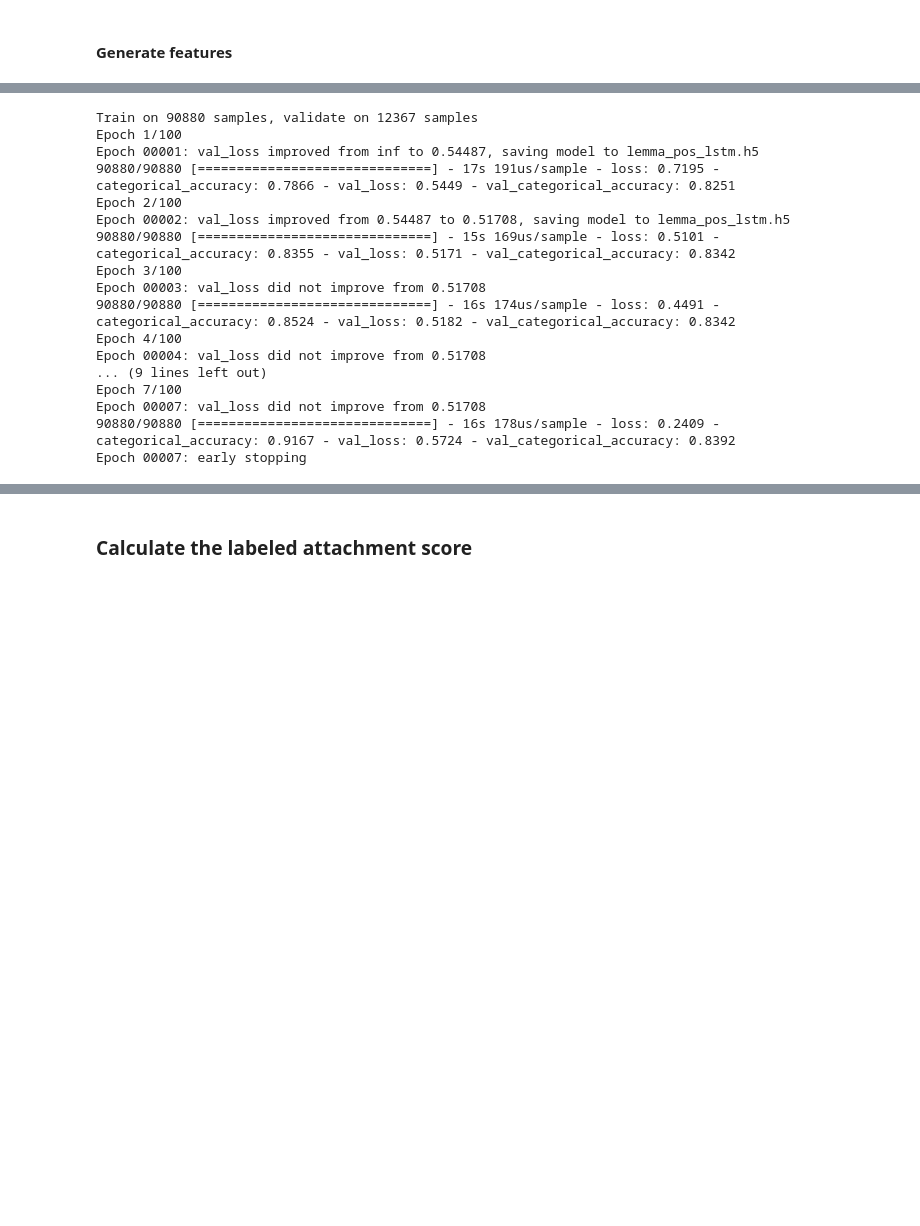
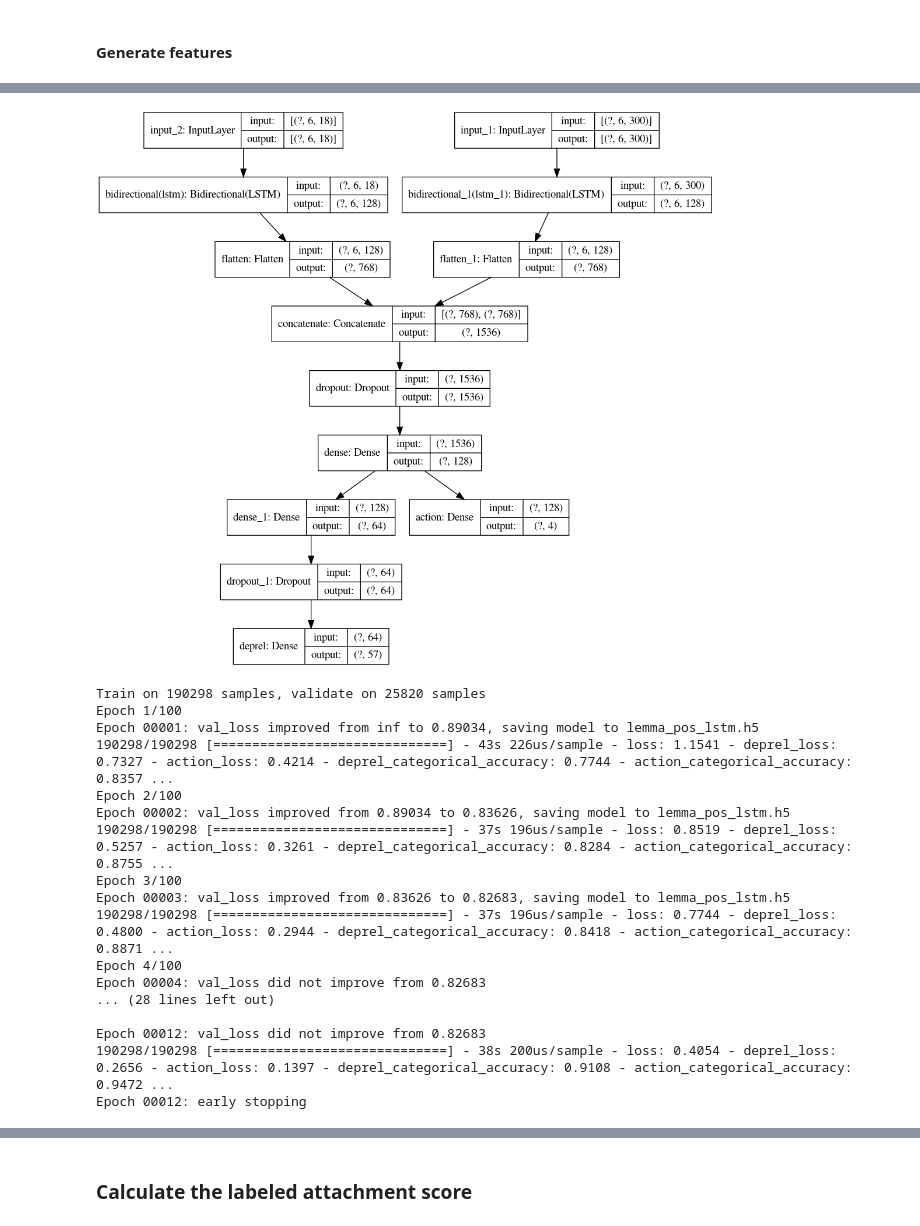
Before and after one commit to vseloved/prj-nlp-2020, a Jupyter notebook: students/DimaSakovich/11-nn/notebook.ipynb, the cells around one changed output, grey strips where cells are left out. Cells and saved outputs as stored; diff of their text form; code cells hidden in the pictures; blank space fills up the shorter version.

```diff
--- a/students/DimaSakovich/11-nn/notebook.ipynb
+++ b/students/DimaSakovich/11-nn/notebook.ipynb
@@ -625,3 +660,37 @@ model.compile(optimizer='adam', loss='categorical_crossentropy', metrics=['categ
+# %%
+word_emb_input = tf.keras.layers.Input(shape=X_form_train.shape[1:])
+pos_emb_input = tf.keras.layers.Input(shape=X_pos_train.shape[1:])
+
+lstm_pos = tf.keras.layers.Bidirectional(tf.keras.layers.LSTM(64, return_sequences=True))(pos_emb_input)
+lstm_word = tf.keras.layers.Bidirectional(tf.keras.layers.LSTM(64, return_sequences=True))(word_emb_input)
+flat_pos = tf.keras.layers.Flatten()(lstm_pos)
+flat_word = tf.keras.layers.Flatten()(lstm_word)
+flat_concat = tf.keras.layers.concatenate([flat_pos, flat_word], axis=-1)
+flat_concat = tf.keras.layers.Dropout(0.3)(flat_concat)
+
+# emb_concat = tf.keras.layers.concatenate([word_emb_input, pos_emb_input], axis=-1)
+# lstm = tf.keras.layers.Bidirectional(tf.keras.layers.LSTM(128, return_sequences=True))(emb_concat)
+# flat = tf.keras.layers.Flatten()(lstm)
+# flat_concat = tf.keras.layers.Dropout(0.3)(flat)
+
+dense_layer1 = tf.keras.layers.Dense(128, activation='relu')(flat_concat)
+dense_output_act = tf.keras.layers.Dense(len(action_mapping), activation='softmax', name='action')(dense_layer1)
+
+
+dense_layer2 = tf.keras.layers.Dense(64, activation='relu')(dense_layer1)
+dense_layer2 = tf.keras.layers.Dropout(0.3)(dense_layer2)
+
+act_dense_concat = tf.keras.layers.concatenate([dense_output_act, dense_layer2], axis=-1)
+
+dense_output_dep = tf.keras.layers.Dense(len(deprel_mapping), activation='softmax', name='deprel')(dense_layer2)
+
+
+
+model = tf.keras.models.Model(inputs=[word_emb_input, pos_emb_input],
+                              outputs=[dense_output_dep, dense_output_act],
+                              name='form_pos_lstm')
+
+model.compile(optimizer='adam', loss='categorical_crossentropy', metrics=['categorical_accuracy'])
 # %%
 callbacks = [
     tf.keras.callbacks.ReduceLROnPlateau(patience=3, factor=0.2, verbose=True),
@@ -649,31 +718,35 @@ Trainable params: 433,336
 Non-trainable params: 0
 __________________________________________________________________________________________________
+# %%
+tf.keras.utils.plot_model(model, show_shapes=True, show_layer_names=True)
+# %% [output]
+[figure, added]
 # %%
-history = model.fit(x=[X_lemma_train, X_pos_train], y=y_train,
-                    class_weight='balanced',
+history = model.fit(x=[X_form_train, X_pos_train], y=[y_dep_train, y_act_train],
+#                     class_weight='balanced',
                     epochs=100,
                     batch_size=32,
                     callbacks=callbacks,
-                    validation_data=([X_lemma_test, X_pos_test], y_test),
+                    validation_data=([X_form_test, X_pos_test], [y_dep_test, y_act_test]),
                     verbose=1)
 # %% [output]
-Train on 90880 samples, validate on 12367 samples
+Train on 190298 samples, validate on 25820 samples
 Epoch 1/100
-Epoch 00001: val_loss improved from inf to 0.54487, saving model to lemma_pos_lstm.h5
-90880/90880 [==============================] - 17s 191us/sample - loss: 0.7195 - categorical_accuracy: 0.7866 - val_loss: 0.5449 - val_categorical_accuracy: 0.8251
+Epoch 00001: val_loss improved from inf to 0.89034, saving model to lemma_pos_lstm.h5
+190298/190298 [==============================] - 43s 226us/sample - loss: 1.1541 - deprel_loss: 0.7327 - action_loss: 0.4214 - deprel_categorical_accuracy: 0.7744 - action_categorical_accuracy: 0.8357 ...
 Epoch 2/100
-Epoch 00002: val_loss improved from 0.54487 to 0.51708, saving model to lemma_pos_lstm.h5
-90880/90880 [==============================] - 15s 169us/sample - loss: 0.5101 - categorical_accuracy: 0.8355 - val_loss: 0.5171 - val_categorical_accuracy: 0.8342
+Epoch 00002: val_loss improved from 0.89034 to 0.83626, saving model to lemma_pos_lstm.h5
+190298/190298 [==============================] - 37s 196us/sample - loss: 0.8519 - deprel_loss: 0.5257 - action_loss: 0.3261 - deprel_categorical_accuracy: 0.8284 - action_categorical_accuracy: 0.8755 ...
 Epoch 3/100
-Epoch 00003: val_loss did not improve from 0.51708
-90880/90880 [==============================] - 16s 174us/sample - loss: 0.4491 - categorical_accuracy: 0.8524 - val_loss: 0.5182 - val_categorical_accuracy: 0.8342
+Epoch 00003: val_loss improved from 0.83626 to 0.82683, saving model to lemma_pos_lstm.h5
+190298/190298 [==============================] - 37s 196us/sample - loss: 0.7744 - deprel_loss: 0.4800 - action_loss: 0.2944 - deprel_categorical_accuracy: 0.8418 - action_categorical_accuracy: 0.8871 ...
 Epoch 4/100
-Epoch 00004: val_loss did not improve from 0.51708
-... (9 lines left out)
-Epoch 7/100
-Epoch 00007: val_loss did not improve from 0.51708
-90880/90880 [==============================] - 16s 178us/sample - loss: 0.2409 - categorical_accuracy: 0.9167 - val_loss: 0.5724 - val_categorical_accuracy: 0.8392
-Epoch 00007: early stopping
+Epoch 00004: val_loss did not improve from 0.82683
+... (28 lines left out)
+
+Epoch 00012: val_loss did not improve from 0.82683
+190298/190298 [==============================] - 38s 200us/sample - loss: 0.4054 - deprel_loss: 0.2656 - action_loss: 0.1397 - deprel_categorical_accuracy: 0.9108 - action_categorical_accuracy: 0.9472 ...
+Epoch 00012: early stopping
 # %%
 plt.figure(figsize=(16, 4))
 
```
Also changed, not shown: parts of 24 cells of this notebook.
